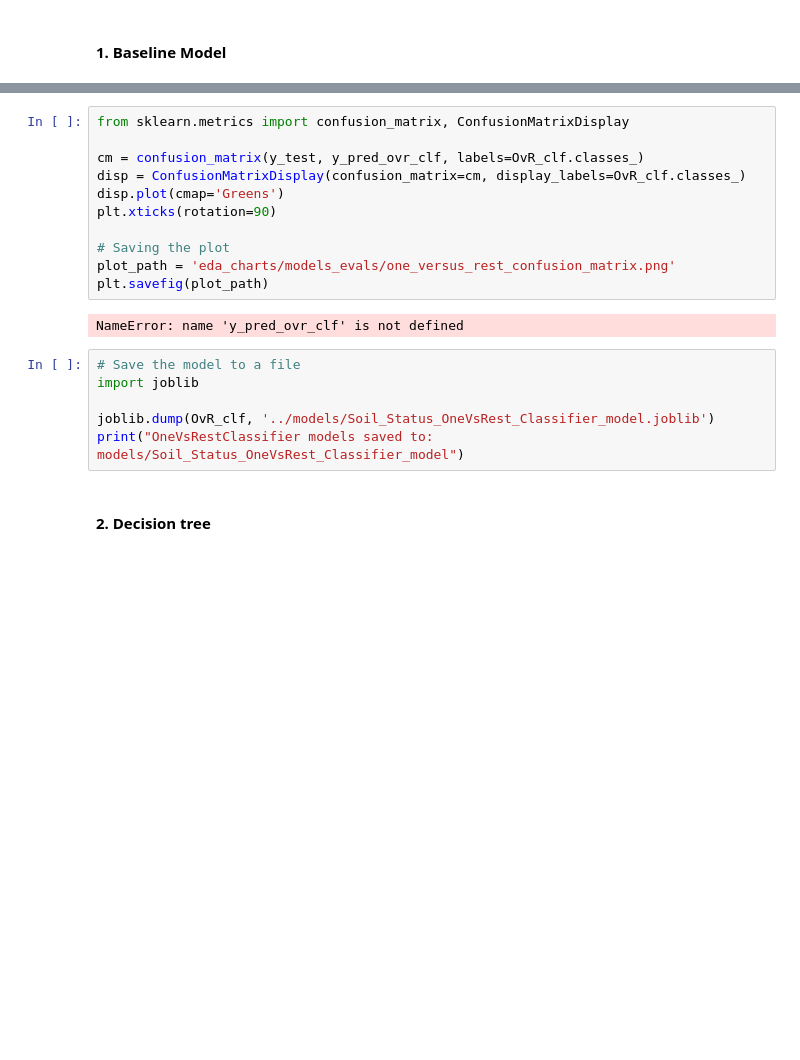
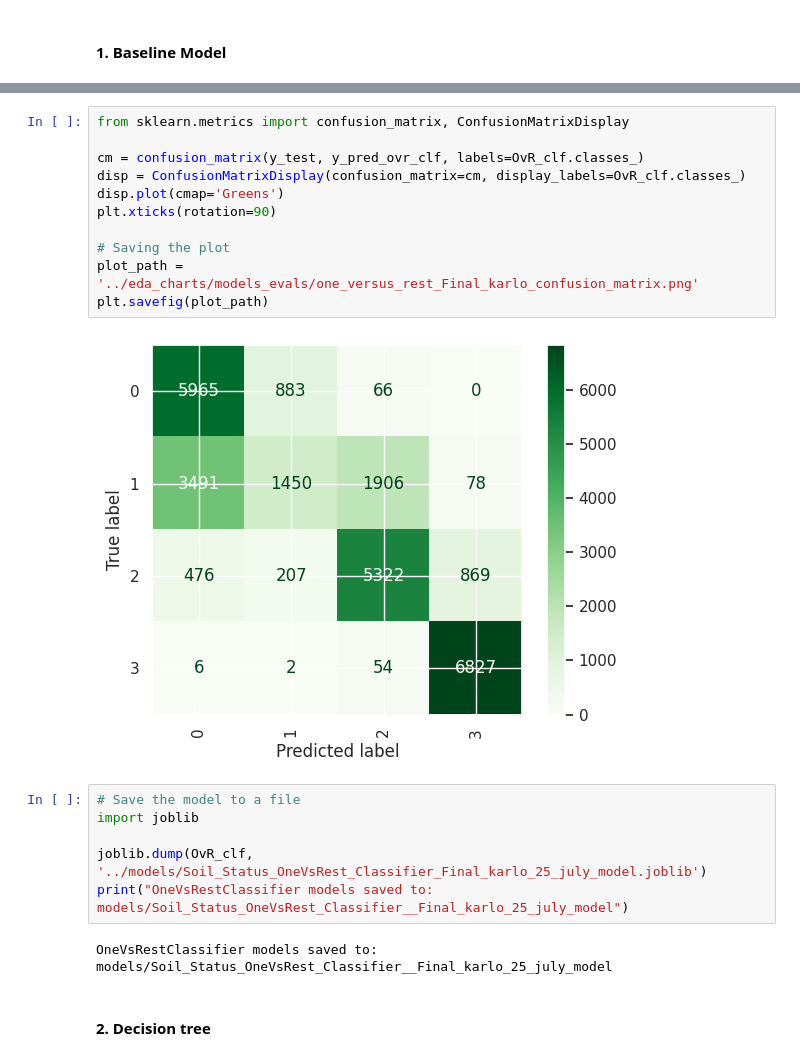
Before and after one commit to oscar066/Kiduka, a Jupyter notebook: notebooks/final_notebook_karlo_cleaned_data_july_25_2025.ipynb, the cells around one changed output, grey strips where cells are left out. Saved outputs shown, nothing was run; the diff lists cells and outputs as text; blank space fills up the shorter version.

```diff
--- a/notebooks/final_notebook_karlo_cleaned_data_july_25_2025.ipynb
+++ b/notebooks/final_notebook_karlo_cleaned_data_july_25_2025.ipynb
@@ -803,22 +863,24 @@ NameError: name 'y_pred_ovr_clf' is not defined
 # %%
 from sklearn.metrics import confusion_matrix, ConfusionMatrixDisplay
 
 cm = confusion_matrix(y_test, y_pred_ovr_clf, labels=OvR_clf.classes_)
 disp = ConfusionMatrixDisplay(confusion_matrix=cm, display_labels=OvR_clf.classes_)
 disp.plot(cmap='Greens')
 plt.xticks(rotation=90)
 
 # Saving the plot
-plot_path = 'eda_charts/models_evals/one_versus_rest_confusion_matrix.png'
+plot_path = '../eda_charts/models_evals/one_versus_rest_Final_karlo_confusion_matrix.png'
 plt.savefig(plot_path)
 # %% [output]
-NameError: name 'y_pred_ovr_clf' is not defined
+[figure, added]
 # %%
 # Save the model to a file
 import joblib
 
-joblib.dump(OvR_clf, '../models/Soil_Status_OneVsRest_Classifier_model.joblib')
-print("OneVsRestClassifier models saved to: models/Soil_Status_OneVsRest_Classifier_model")
+joblib.dump(OvR_clf, '../models/Soil_Status_OneVsRest_Classifier_Final_karlo_25_july_model.joblib')
+print("OneVsRestClassifier models saved to: models/Soil_Status_OneVsRest_Classifier__Final_karlo_25_july_model")
+# %% [output]
+OneVsRestClassifier models saved to: models/Soil_Status_OneVsRest_Classifier__Final_karlo_25_july_model
 # %% [markdown]
 #### 2. Decision tree
 # %%
```
Also changed, not shown: parts of 41 cells of this notebook.
